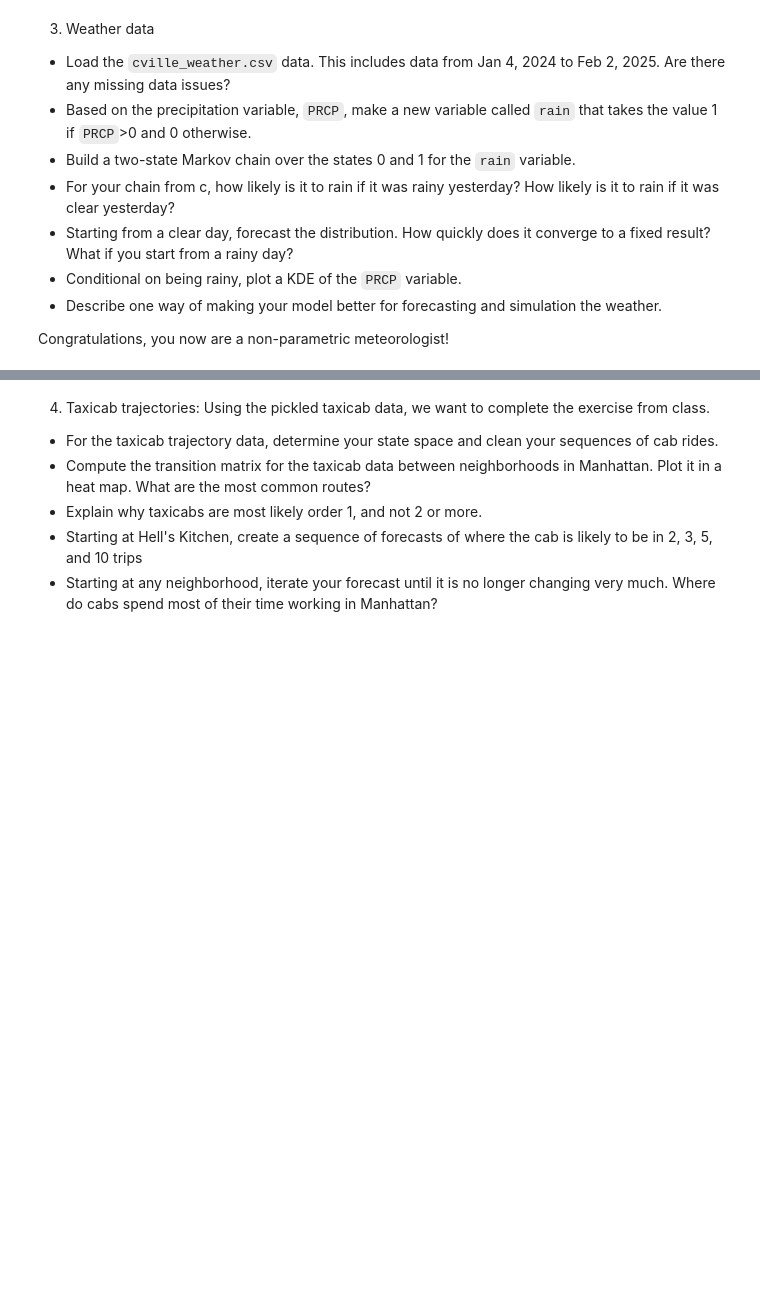
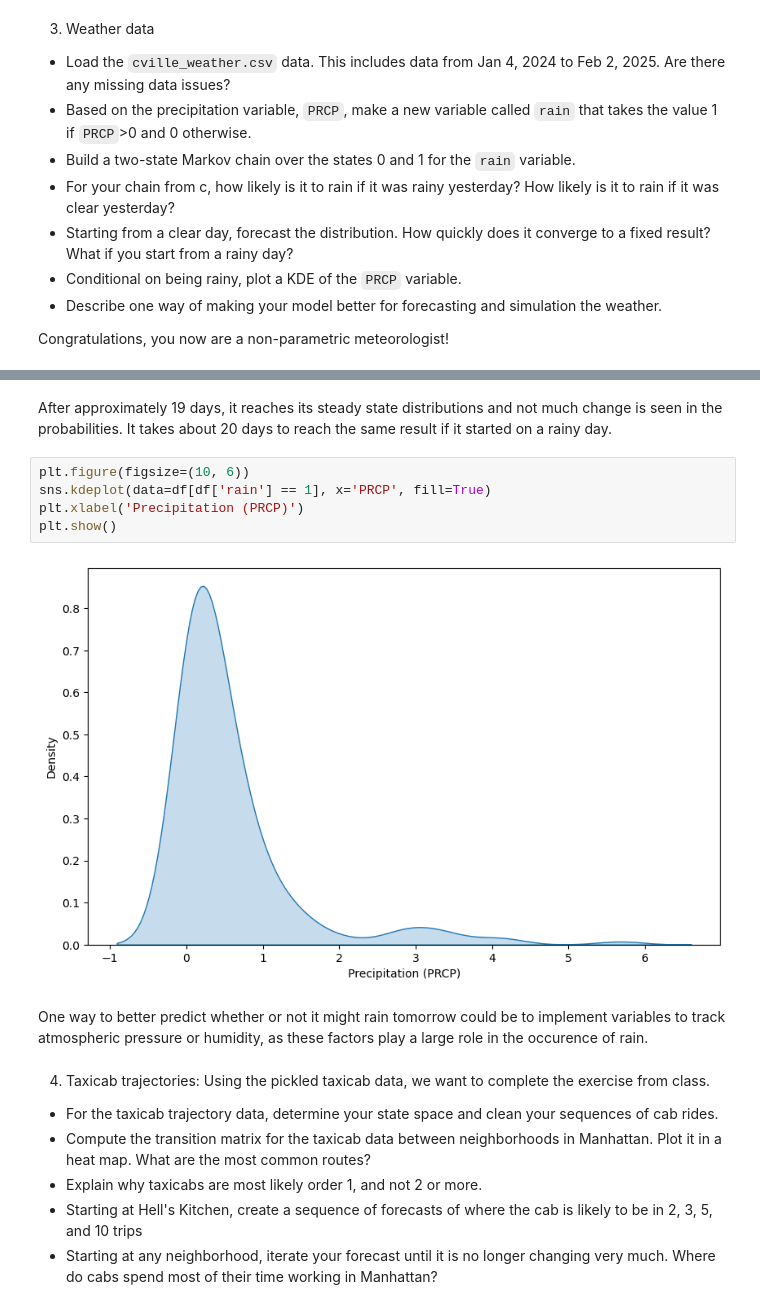
Before and after one commit to afc9jk/DS5030---Assignment-5, a Jupyter notebook: assignment_5.ipynb, the cells around one changed output, grey strips where cells are left out. Cells and saved outputs as stored; diff of their text form; blank space fills up the shorter version.

```diff
--- a/assignment_5.ipynb
+++ b/assignment_5.ipynb
@@ -253,3 +307,14 @@ array([[0.73160173, 0.35195531],
+# %% [markdown]
+After approximately 19 days, it reaches its steady state distributions and not much change is seen in the probabilities. It takes about 20 days to reach the same result if it started on a rainy day.
+# %%
+plt.figure(figsize=(10, 6))
+sns.kdeplot(data=df[df['rain'] == 1], x='PRCP', fill=True)
+plt.xlabel('Precipitation (PRCP)')
+plt.show()
+# %% [output]
+[figure, added]
+# %% [markdown]
+One way to better predict whether or not it might rain tomorrow could be to implement variables to track atmospheric pressure or humidity, as these factors play a large role in the occurence of rain.
 # %% [markdown]
 4. Taxicab trajectories: Using the pickled taxicab data, we want to complete the exercise from class.
 
```
Also changed, not shown: parts of 4 cells of this notebook.
